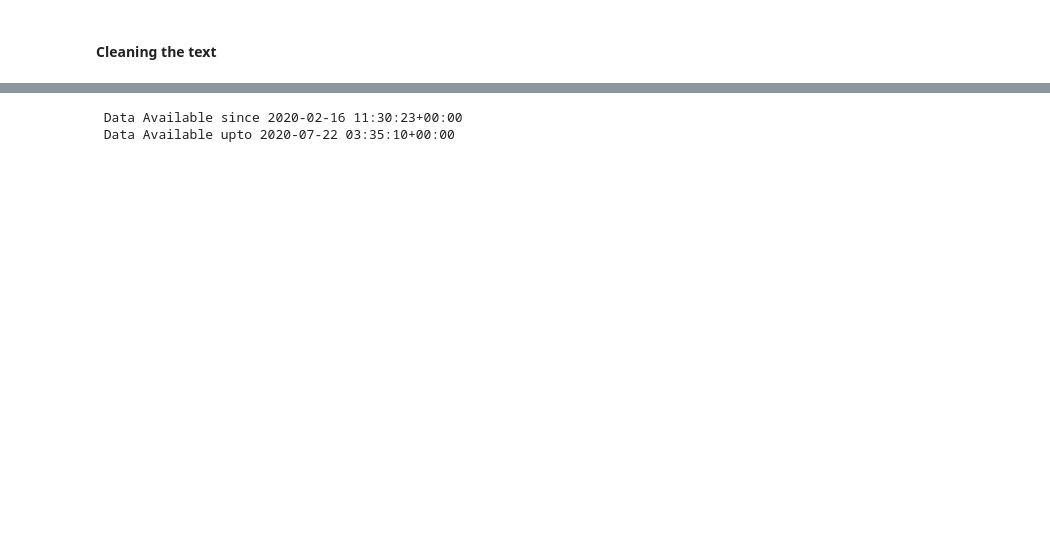
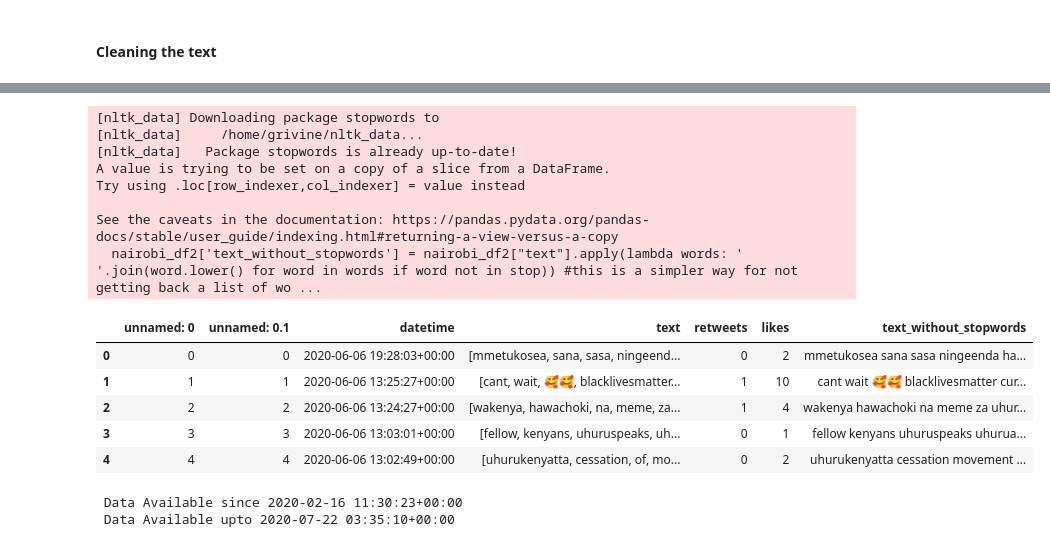
Before and after one commit to Grivine-19/Coronavirus-Sentiment-Analysis-Kenya, a Jupyter notebook: snscrape.ipynb, the cells around one changed output, grey strips where cells are left out. Drawn from its saved outputs; the diff is of its cells as text; code cells hidden in the pictures; blank space fills up the shorter version.

Commit message:
cleaning first round

```diff
--- a/snscrape.ipynb
+++ b/snscrape.ipynb
@@ -230,0 +263,30 @@ New dataframe size : 4014
+# %%
+#Removing Whitespace from both columns and rows and converting case to lower case
+#
+#Converting the text column to string dtype after getting an attribute error
+"""nairobi_df2['text'] = nairobi_df2['text'].astype(str)
+
+nairobi_df2.columns = nairobi_df2.str.strip().str.replace(",").str.lower()
+
+cat = nairobi_df2['text']
+
+for i, c in enumerate(cat):
+    nairobi_df2[cat] = nairobi_df2[c].str.strip().str.replace(",").str.lower()"""
+
+#Make text lowercase, remove text in square brackets, remove links, remove punctuation and remove words containing numbers
+import re
+import string
+
+def clean_text(text):
+    text = str(text).lower()
+    text = re.sub("\[.*?\]", '', text)
+    text = re.sub("https?://\S+|www\.S+", '', text)
+    text = re.sub("<.*?>+", '', text)
+    text = re.sub("[%s]" % re.escape(string.punctuation) , '', text)
+    text = re.sub("\n", '', text)
+    text = re.sub("\w*\d\w*", '', text)
+    return text
+# %%
+#Using a lambda function to clean the text column
+
+nairobi_df2['text'] = nairobi_df2['text'].apply(lambda x:clean_text(x))
@@ -231,3 +310,29 @@ New dataframe size : 4014
+# %%
+#Removing Stopwords
+nltk.download('stopwords')
+from nltk.corpus import stopwords
+stop = stopwords.words('english')
+
+nairobi_df2['text_without_stopwords'] = nairobi_df2["text"].apply(lambda words: ' '.join(word.lower() for word in words if word not in stop)) #this is a simpler way for not getting back a list of words
+
+#nairobi_df2['text_without_stopwords'] = nairobi_df2['text'].apply(lambda x: ' '.join([word for word in x if word not in (stop)]))#this method gives back a list of words
+
+nairobi_df2.head()
+# %% [output]
+[nltk_data] Downloading package stopwords to
+[nltk_data]     /home/grivine/nltk_data...
+[nltk_data]   Package stopwords is already up-to-date!
+A value is trying to be set on a copy of a slice from a DataFrame.
+Try using .loc[row_indexer,col_indexer] = value instead
+
+See the caveats in the documentation: https://pandas.pydata.org/pandas-docs/stable/user_guide/indexing.html#returning-a-view-versus-a-copy
+  nairobi_df2['text_without_stopwords'] = nairobi_df2["text"].apply(lambda words: ' '.join(word.lower() for word in words if word not in stop)) #this is a simpler way for not getting back a list of wo ...
+|  | unnamed: 0 | unnamed: 0.1 | datetime | text | retweets | likes | text_without_stopwords |
+| 0 | 0 | 0 | 2020-06-06 19:28:03+00:00 | [mmetukosea, sana, sasa, ningeend... | 0 | 2 | mmetukosea sana sasa ningeenda ha... |
+| 1 | 1 | 1 | 2020-06-06 13:25:27+00:00 | [cant, wait, 🥰🥰, blacklivesmatter... | 1 | 10 | cant wait 🥰🥰 blacklivesmatter cur... |
+| 2 | 2 | 2 | 2020-06-06 13:24:27+00:00 | [wakenya, hawachoki, na, meme, za... | 1 | 4 | wakenya hawachoki na meme za uhur... |
+| 3 | 3 | 3 | 2020-06-06 13:03:01+00:00 | [fellow, kenyans, uhuruspeaks, uh... | 0 | 1 | fellow kenyans uhuruspeaks uhurua... |
+| 4 | 4 | 4 | 2020-06-06 13:02:49+00:00 | [uhurukenyatta, cessation, of, mo... | 0 | 2 | uhurukenyatta cessation movement ... |
 # %%
 #Check for the maximum and minimum dates in the data
 
```
Also changed, not shown: parts of 19 cells of this notebook.
